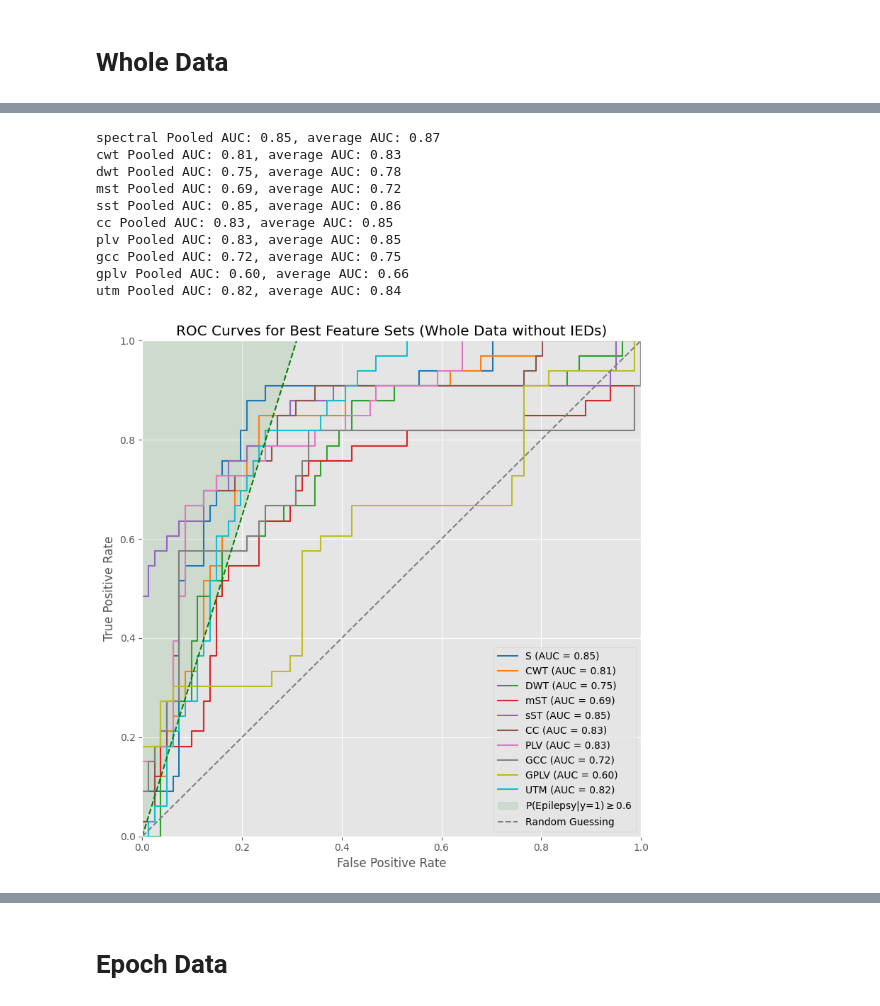
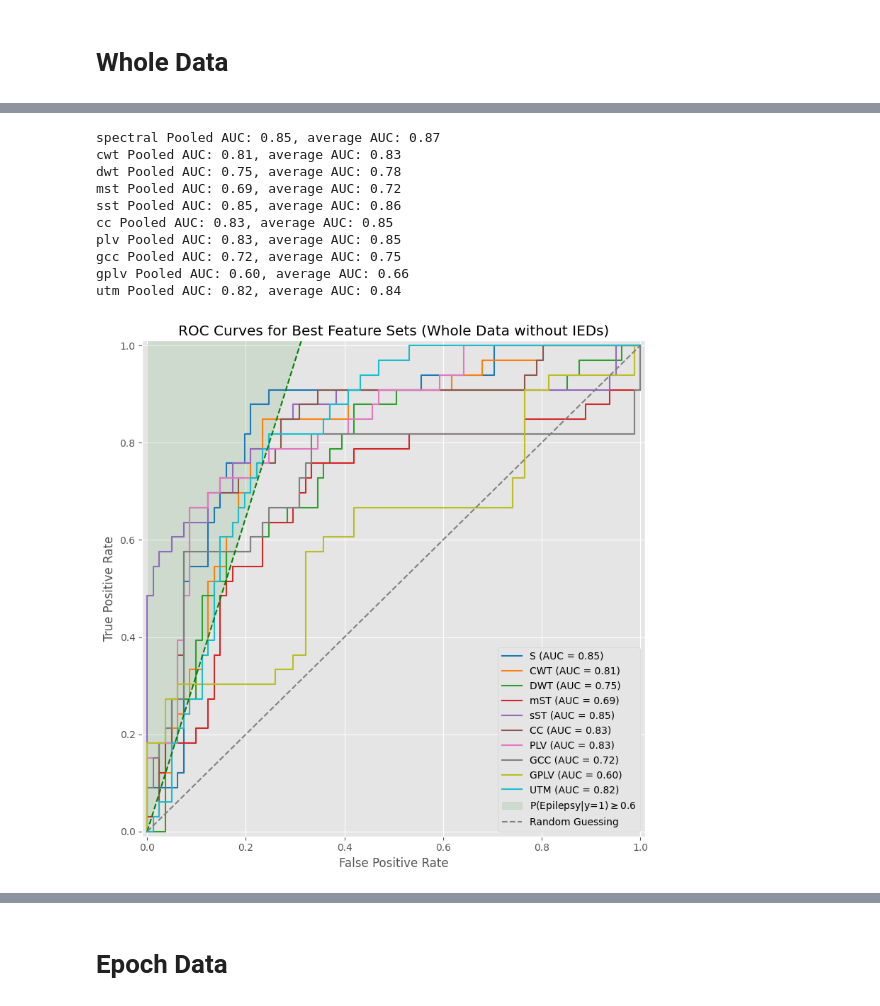
Before and after one commit to gzanardini/IED-free-EEG-classification, a Jupyter notebook: plotting/tuh_roc_ss.ipynb, the cells around one changed output, grey strips where cells are left out. Drawn from its saved outputs; the diff is of its cells as text; code cells hidden in the pictures.

```diff
--- a/plotting/tuh_roc_ss.ipynb
+++ b/plotting/tuh_roc_ss.ipynb
@@ -234,36 +234,36 @@ for feature_type in feat_types:
     plt.plot(fpr_pooled, tpr_pooled, label=f'{featnames[feature_type]} (AUC = {auc_pooled:.2f})', color=colors[feat_types.index(feature_type)], linestyle='solid')
     print(f'{feature_type} Pooled AUC: {auc_pooled:.2f}, average AUC: {metrics.auc(fpr, tpr):.2f}')
 
 slope=compute_threshold_slope(13,28,0.6)
 # plot a line with this slope, limit the y axis to [0, 1]
 plt.plot([0, 1], [0, slope], '--', color='green')
 plt.fill_between([0, 1], [0, slope],[1, slope], color='green', alpha=0.1, label=f'P(Epilepsy|y=1)$\geq$0.6')
 
 plt.title('ROC Curves for Best Feature Sets (Whole Data with IEDs)')
 
 plt.title('ROC Curves for Best Feature Sets (Whole Data without IEDs)')
 plt.plot([0, 1], [0, 1], '--', label='Random Guessing', color='gray')
 plt.xlabel('False Positive Rate')
 plt.ylabel('True Positive Rate')
-plt.xlim([0, 1])
-plt.ylim([0, 1])
+plt.xlim([-0.01, 1.01])
+plt.ylim([-0.01, 1.01])
 plt.legend(loc='lower right')
 plt.grid(True)
 plt.tight_layout()
 plt.savefig('tuh_ss_whole_roc_noied.pdf', bbox_inches='tight')
 plt.show()
 # %% [output]
 spectral Pooled AUC: 0.85, average AUC: 0.87
 cwt Pooled AUC: 0.81, average AUC: 0.83
 dwt Pooled AUC: 0.75, average AUC: 0.78
 mst Pooled AUC: 0.69, average AUC: 0.72
 sst Pooled AUC: 0.85, average AUC: 0.86
 cc Pooled AUC: 0.83, average AUC: 0.85
 plv Pooled AUC: 0.83, average AUC: 0.85
 gcc Pooled AUC: 0.72, average AUC: 0.75
 gplv Pooled AUC: 0.60, average AUC: 0.66
 utm Pooled AUC: 0.82, average AUC: 0.84
-[figure, old version]
+[figure, new version]
 # %%
 # 5x2 subplots with the ROC curves for each feature type comparing the whole data with and without IEDs
 fig, axs = plt.subplots(5, 2, figsize=(7, 16))
```
Also changed, not shown: parts of 5 cells of this notebook, 25 other files.
